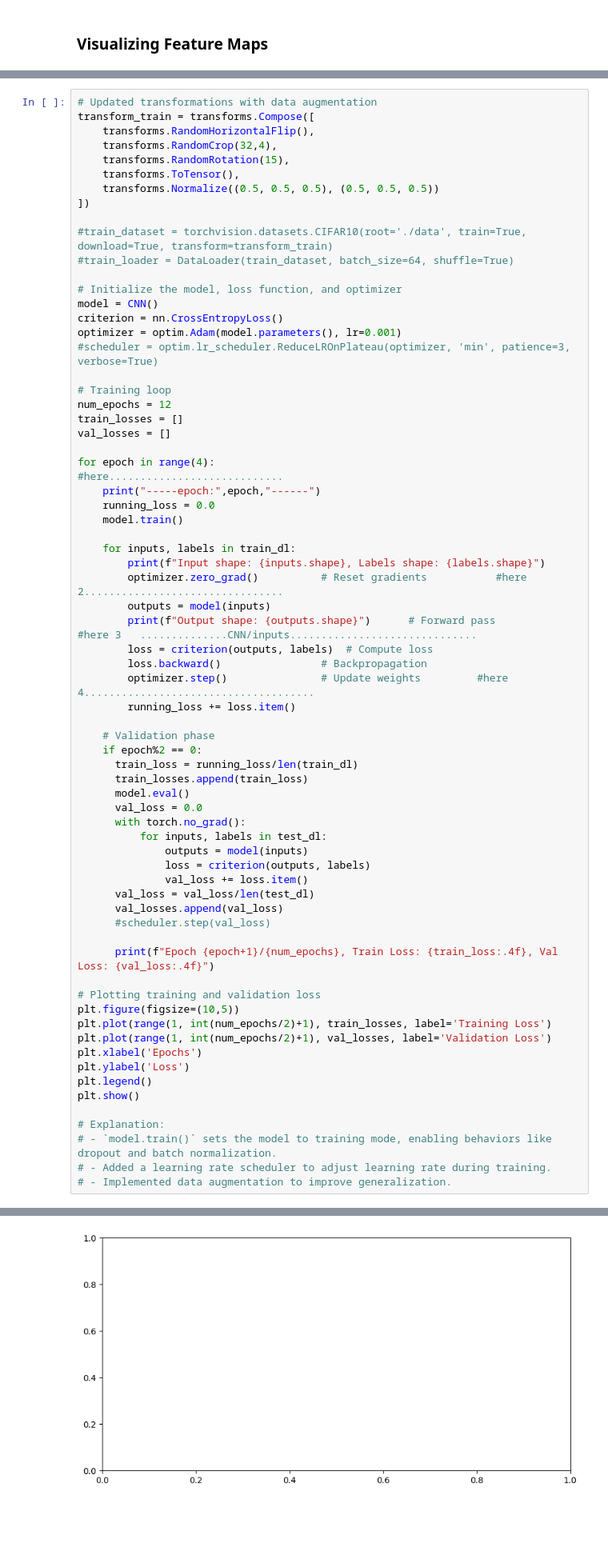
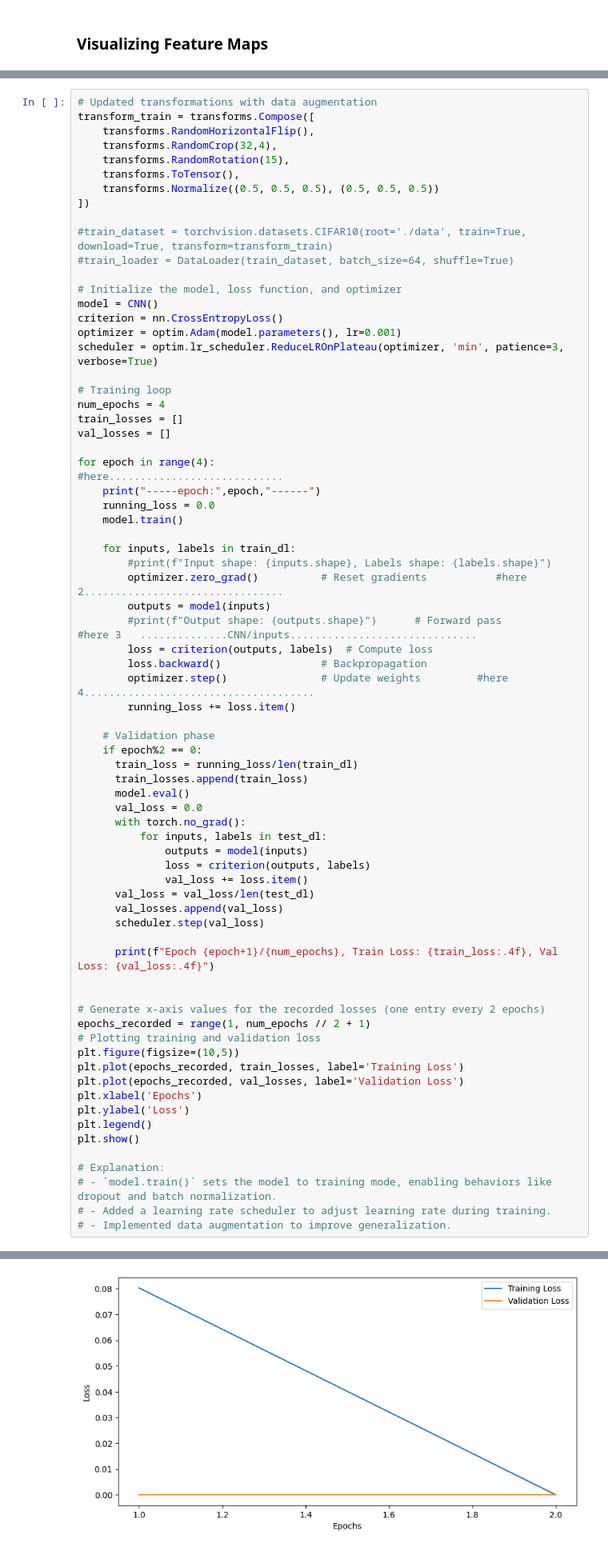
Before and after one commit to Realacucaracha/Lemida-Amuka-credit-to-ehud-for-the-name, a Jupyter notebook: practice CNN (1).ipynb, the cells around one changed output, grey strips where cells are left out. Shown at 80% size. Saved outputs shown, nothing was run; the diff lists cells and outputs as text; blank space fills up the shorter version.

```diff
--- a/practice CNN (1).ipynb
+++ b/practice CNN (1).ipynb
@@ -493,10 +493,10 @@ transform_train = transforms.Compose([
 model = CNN()
 criterion = nn.CrossEntropyLoss()
 optimizer = optim.Adam(model.parameters(), lr=0.001)
-#scheduler = optim.lr_scheduler.ReduceLROnPlateau(optimizer, 'min', patience=3, verbose=True)
+scheduler = optim.lr_scheduler.ReduceLROnPlateau(optimizer, 'min', patience=3, verbose=True)
 
 # Training loop
-num_epochs = 12
+num_epochs = 4
 train_losses = []
 val_losses = []
 
@@ -506,10 +506,10 @@ for epoch in range(4):                                #here.....................
     model.train()
 
     for inputs, labels in train_dl:
-        print(f"Input shape: {inputs.shape}, Labels shape: {labels.shape}")
+        #print(f"Input shape: {inputs.shape}, Labels shape: {labels.shape}")
         optimizer.zero_grad()          # Reset gradients           #here 2................................
         outputs = model(inputs)
-        print(f"Output shape: {outputs.shape}")      # Forward pass          #here 3   ..............CNN/inputs..............................
+        #print(f"Output shape: {outputs.shape}")      # Forward pass          #here 3   ..............CNN/inputs..............................
         loss = criterion(outputs, labels)  # Compute loss
         loss.backward()                # Backpropagation
         optimizer.step()               # Update weights         #here 4.....................................
@@ -528,14 +528,17 @@ for epoch in range(4):                                #here.....................
               val_loss += loss.item()
       val_loss = val_loss/len(test_dl)
       val_losses.append(val_loss)
-      #scheduler.step(val_loss)
+      scheduler.step(val_loss)
 
       print(f"Epoch {epoch+1}/{num_epochs}, Train Loss: {train_loss:.4f}, Val Loss: {val_loss:.4f}")
 
+
+# Generate x-axis values for the recorded losses (one entry every 2 epochs)
+epochs_recorded = range(1, num_epochs // 2 + 1)
 # Plotting training and validation loss
 plt.figure(figsize=(10,5))
-plt.plot(range(1, int(num_epochs/2)+1), train_losses, label='Training Loss')
-plt.plot(range(1, int(num_epochs/2)+1), val_losses, label='Validation Loss')
+plt.plot(epochs_recorded, train_losses, label='Training Loss')
+plt.plot(epochs_recorded, val_losses, label='Validation Loss')
 plt.xlabel('Epochs')
 plt.ylabel('Loss')
 plt.legend()
@@ -567,4 +558,4 @@ ValueError: x and y must have same first dimension, but have shapes (6,) and (2,
-[figure, old version]
+[figure, new version]
 # %% [markdown]
 **Detailed Explanation of `model.train()`:**
 
```
Also changed, not shown: parts of 11 cells of this notebook.
